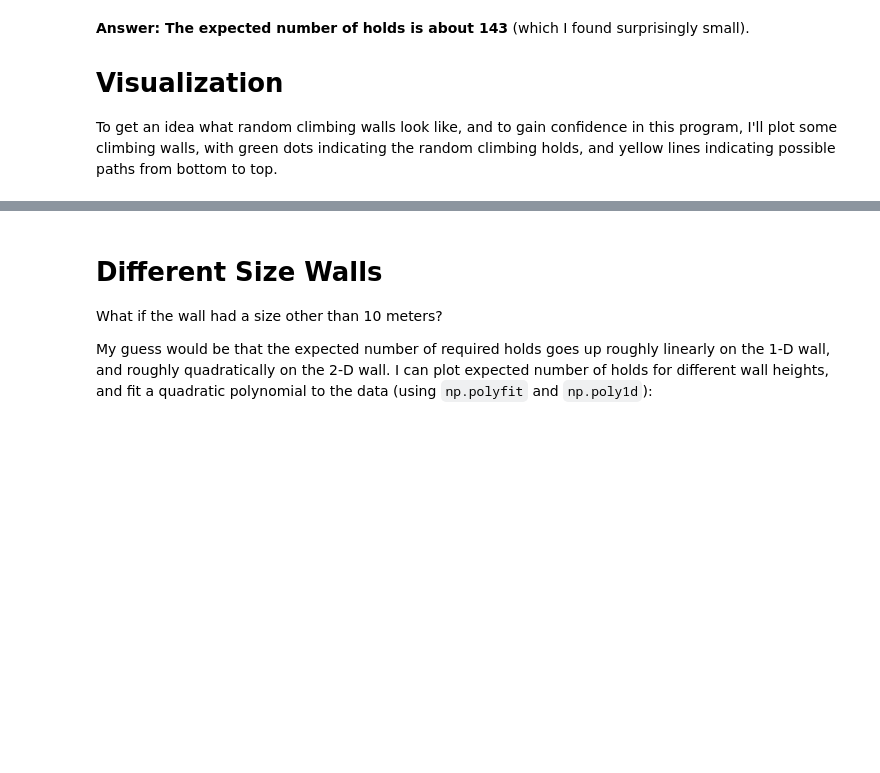
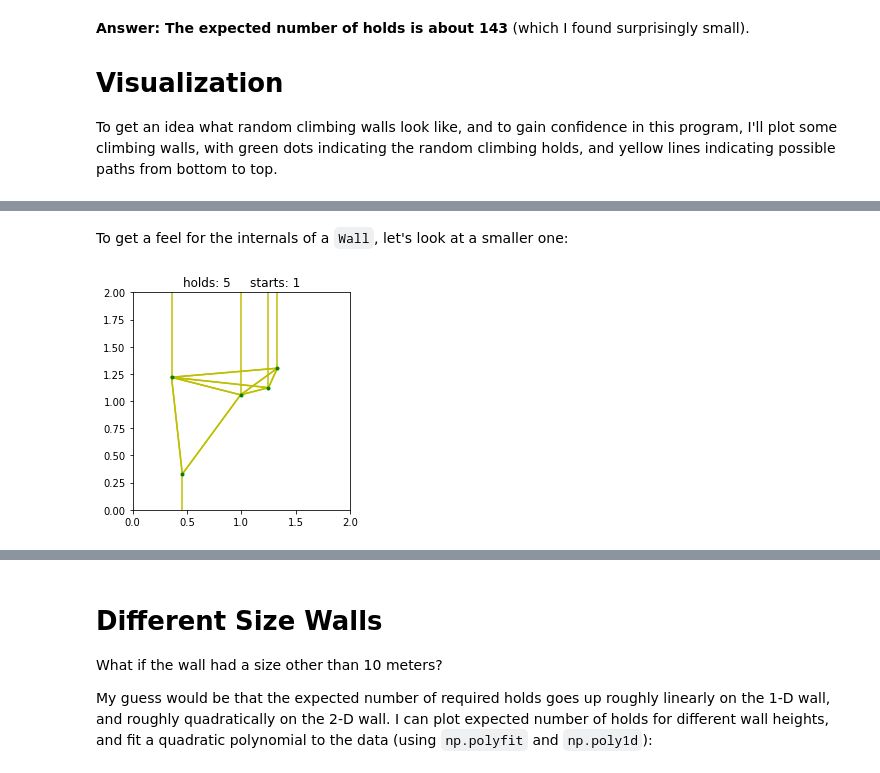
Before and after one commit to norvig/pytudes, a Jupyter notebook: ipynb/ClimbingWall.ipynb, the cells around one changed output, grey strips where cells are left out. Saved outputs shown, nothing was run; the diff lists cells and outputs as text; code cells hidden in the pictures; blank space fills up the shorter version.

```diff
--- a/ipynb/ClimbingWall.ipynb
+++ b/ipynb/ClimbingWall.ipynb
@@ -161,0 +157,7 @@ for i in range(10):
+# %% [markdown]
+To get a feel for the internals of a `Wall`, let's look at a smaller one:
+# %%
+wall = place_holds_2d(2)
+plot_wall(wall)
+# %% [output]
+[figure, added]
```
Also changed, not shown: parts of 23 cells of this notebook.
